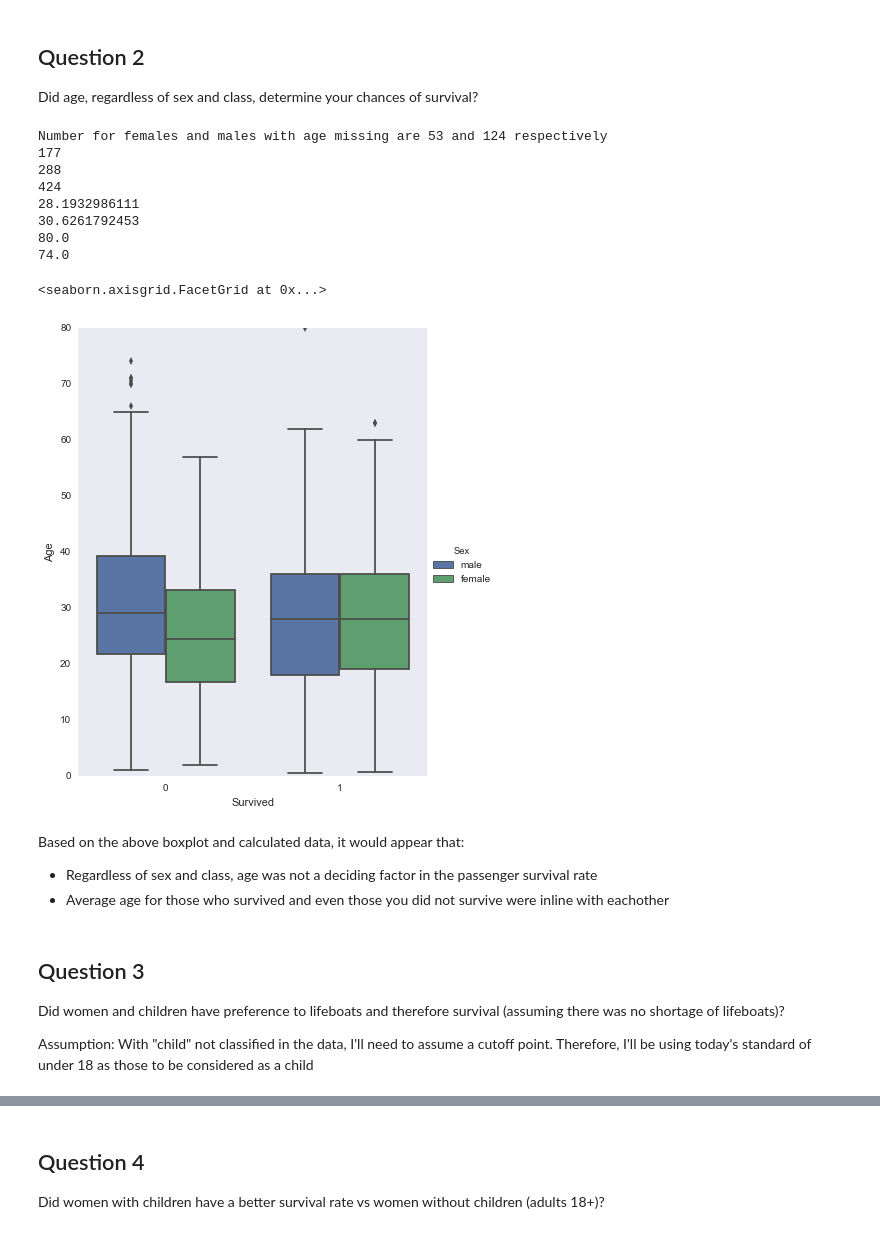
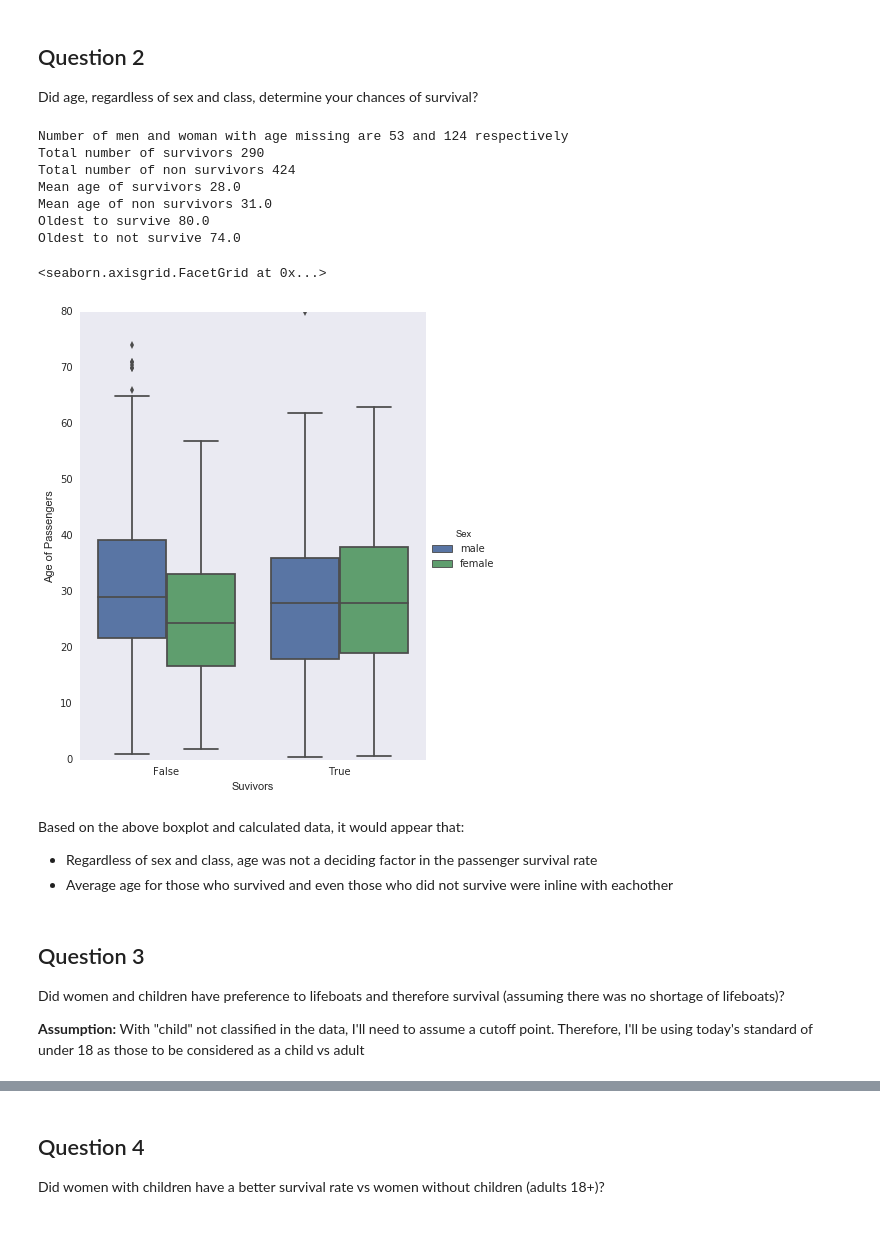
Before and after one commit to jasonicarter/udacity, a Jupyter notebook: P2_Titanic_Data_Analysis/TitanicData.ipynb, the cells around one changed output, grey strips where cells are left out. Cells and saved outputs as stored; diff of their text form; code cells hidden in the pictures.

Commit message:
updated graphs and overall content

```diff
--- a/P2_Titanic_Data_Analysis/TitanicData.ipynb
+++ b/P2_Titanic_Data_Analysis/TitanicData.ipynb
@@ -333,54 +339,54 @@ Social-economic standing was a factor in survival rate of passengers.
 Did age, regardless of sex and class, determine your chances of survival?
 # %%
 # Let us first identify and get rid of records with missing Age
-print 'Number for females and males with age missing are {} and {} respectively'.format(
+print 'Number of men and woman with age missing are {} and {} respectively'.format(
 missing_age_female.sum(),missing_age_male.sum())
-
-# Missing Age records
-print titanic_data_cleaned['Age'].isnull().sum()
 
 # Drop the NaN values. Calculations will be okay with them (seen as zero) but will throw off averages and counts
 titanic_data_age_cleaned = titanic_data_cleaned.dropna()
 
 # Find total count of survivors and those who didn't
 number_survived = titanic_data_age_cleaned[titanic_data_age_cleaned['Survived'] == True]['Survived'].count()
 number_died = titanic_data_age_cleaned[titanic_data_age_cleaned['Survived'] == False]['Survived'].count()
 
 # Find average of survivors and those who didn't
 mean_age_survived = titanic_data_age_cleaned[titanic_data_age_cleaned['Survived'] == True]['Age'].mean()
 mean_age_died = titanic_data_age_cleaned[titanic_data_age_cleaned['Survived'] == False]['Age'].mean()
 
 # Display a few raw totals
-print number_survived
-print number_died
-
-print mean_age_survived
-print mean_age_died
-
-print oldest_to_survive
-print oldest_to_die
+print 'Total number of survivors {} \n\
+Total number of non survivors {} \n\
+Mean age of survivors {} \n\
+Mean age of non survivors {} \n\
+Oldest to survive {} \n\
+Oldest to not survive {}' \
+.format(number_survived, number_died, np.round(mean_age_survived),
+        np.round(mean_age_died), oldest_to_survive, oldest_to_die)
 
 # Graph - Age of passengers across sex of those who survived
-# TODO: Need to fix up labels
-sns.factorplot(x="Survived", y="Age", hue='Sex', data=titanic_data_age_cleaned, kind="box", size=7, aspect=.8)
+g = sns.factorplot(x="Survived", y="Age", hue='Sex', data=titanic_data_age_cleaned, kind="box", size=7, aspect=.8)
+
+# Fix up the labels
+(g.set_axis_labels('Suvivors', 'Age of Passengers')
+    .set_xticklabels(["False", "True"])
+)
 # %% [output]
-Number for females and males with age missing are 53 and 124 respectively
-177
-288
-424
-28.1932986111
-30.6261792453
-80.0
-74.0
+Number of men and woman with age missing are 53 and 124 respectively
+Total number of survivors 290
+Total number of non survivors 424
+Mean age of survivors 28.0
+Mean age of non survivors 31.0
+Oldest to survive 80.0
+Oldest to not survive 74.0
 <seaborn.axisgrid.FacetGrid at 0x...>
-[figure, old version]
+[figure, new version]
 # %% [markdown]
 Based on the above boxplot and calculated data, it would appear that:
 - Regardless of sex and class, age was not a deciding factor in the passenger survival rate
-- Average age for those who survived and even those you did not survive were inline with eachother
+- Average age for those who survived and even those who did not survive were inline with eachother
 # %% [markdown]
 ## Question 3
 Did women and children have preference to lifeboats and therefore survival (assuming there was no shortage of lifeboats)?
 
-Assumption: With "child" not classified in the data, I'll need to assume a cutoff point. Therefore, I'll be using today's standard of under 18 as those to be considered as a child
+**Assumption:** With "child" not classified in the data, I'll need to assume a cutoff point. Therefore, I'll be using today's standard of under 18 as those to be considered as a child vs adult
 # %%
```
Also changed, not shown: parts of 17 cells of this notebook.
